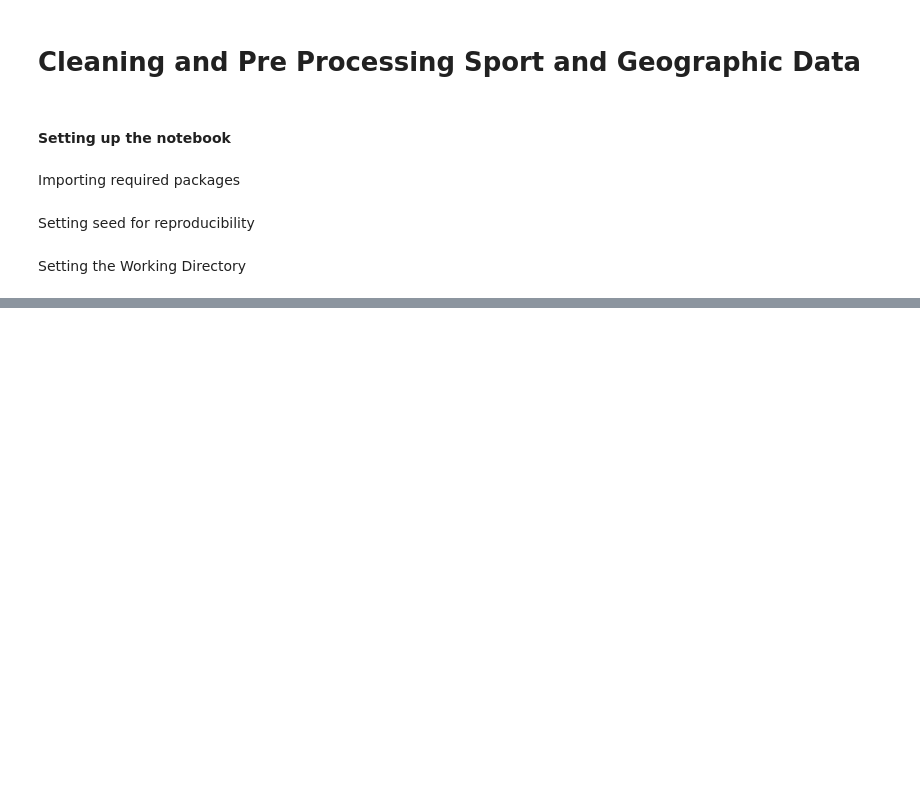
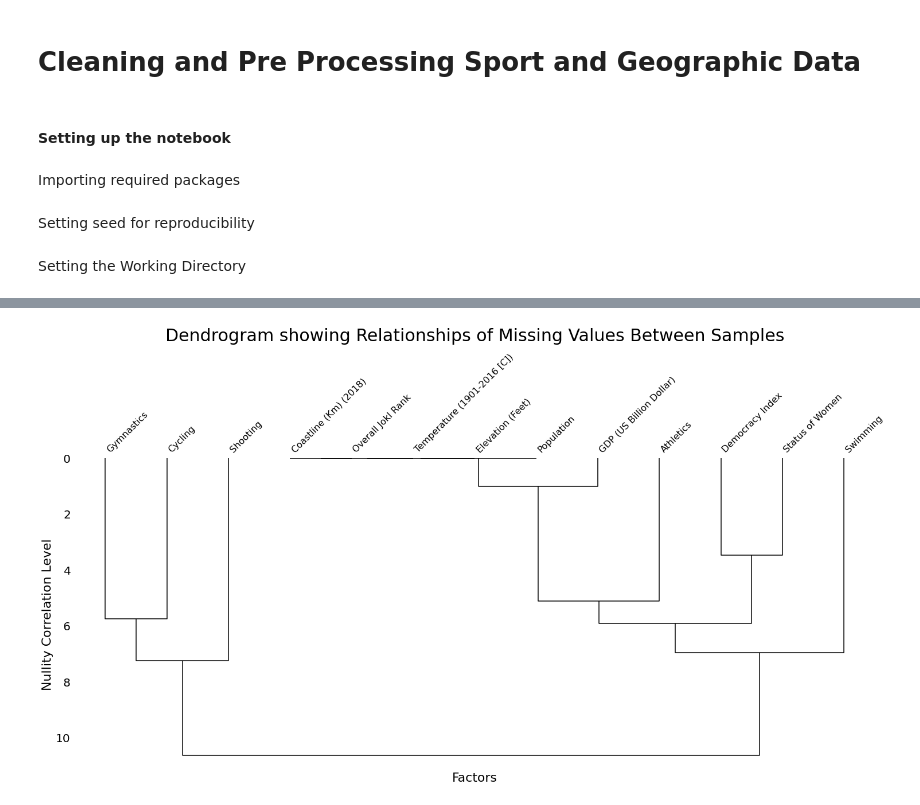
Before and after one commit to VikkiWalls/Remastered-MA-Geo-Diss, a Jupyter notebook: Data Cleaning and Pre-processing.ipynb, the cells around one changed output, grey strips where cells are left out. Saved outputs shown, nothing was run; the diff lists cells and outputs as text; code cells hidden in the pictures; blank space fills up the shorter version.

```diff
--- a/Data Cleaning and Pre-processing.ipynb
+++ b/Data Cleaning and Pre-processing.ipynb
@@ -28,0 +107,9 @@ UnicodeDecodeError: 'utf-8' codec can't decode byte 0xa0 in position 228: invali
+# %%
+msno.dendrogram(SportData)
+plt.title('Dendrogram showing Relationships of Missing Values Between Samples', fontsize=30)
+mpl.rcParams["axes.titlepad"]=20
+plt.ylabel('Nullity Correlation Level', fontsize=22)
+plt.xlabel('Factors', fontsize=22)
+plt.show()
+# %% [output]
+[figure, added]
```
Also changed, not shown: parts of 13 cells of this notebook.
